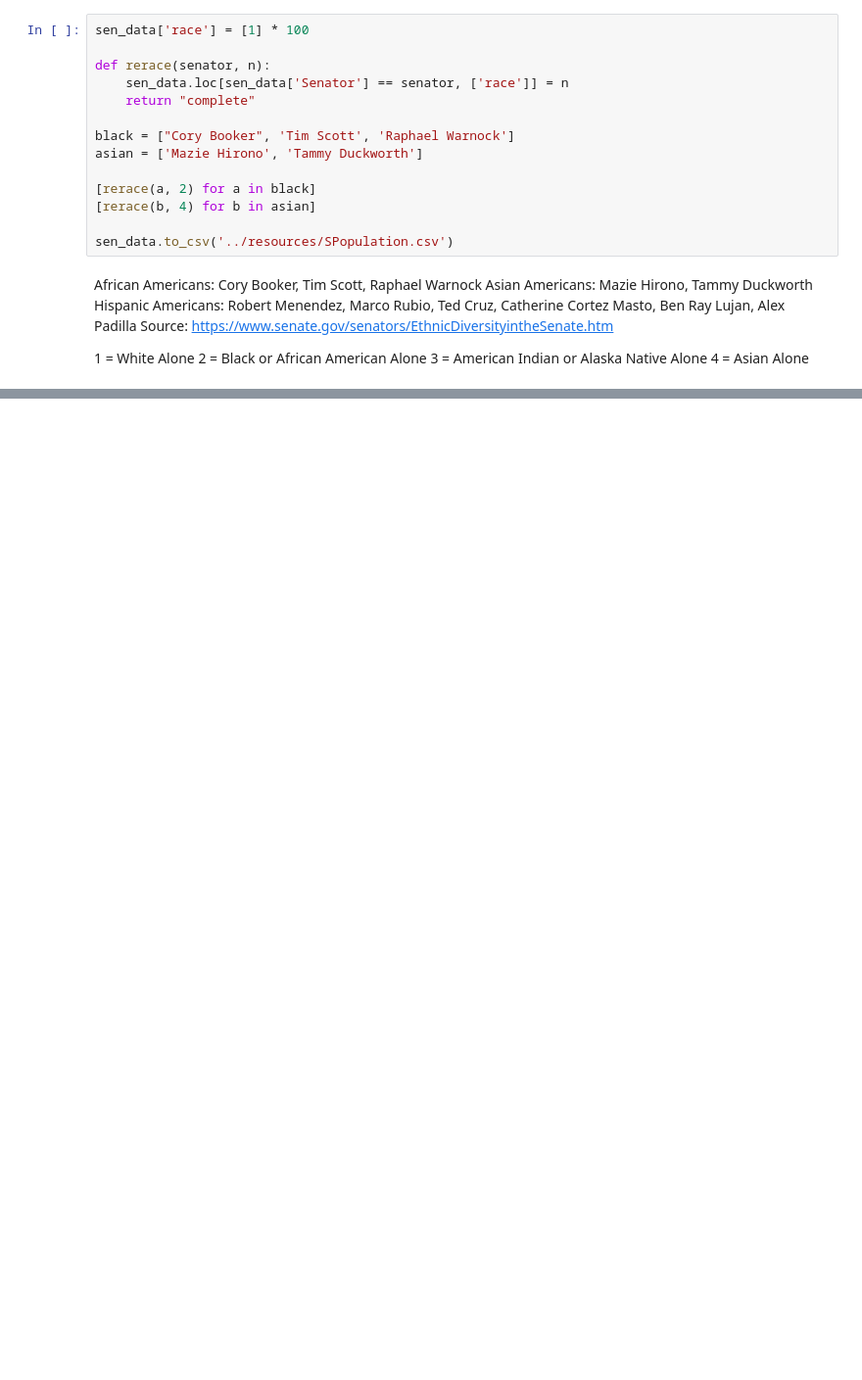
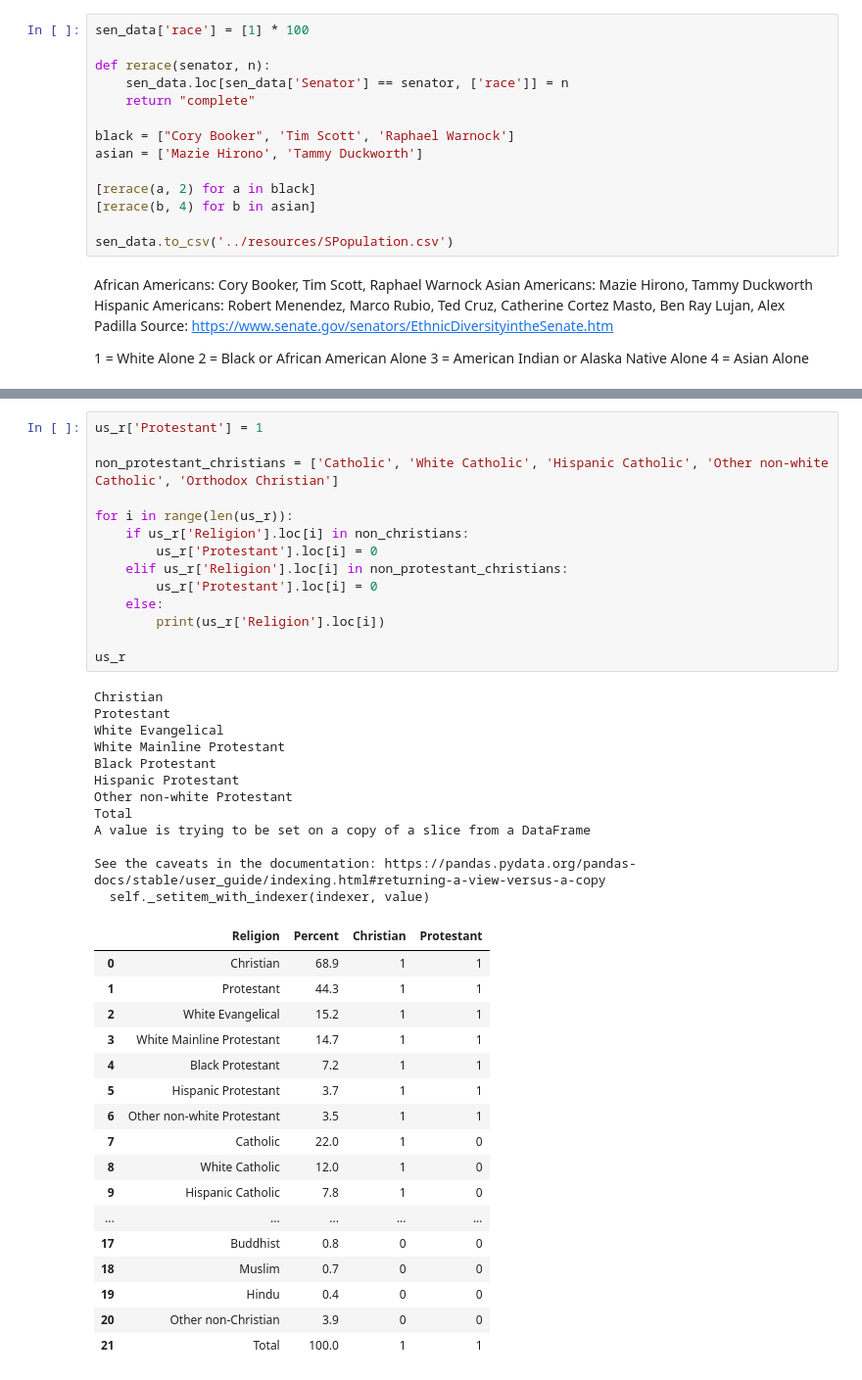
Before and after one commit to isabelle-sanford/senate-analysis, a Jupyter notebook: Resources/CleanPopulationData.ipynb, the cells around one changed output, grey strips where cells are left out. Shown at 98% size. Saved outputs shown, nothing was run; the diff lists cells and outputs as text; blank space fills up the shorter version.

```diff
--- a/Resources/CleanPopulationData.ipynb
+++ b/Resources/CleanPopulationData.ipynb
@@ -220,0 +299,44 @@ Source: https://www.senate.gov/senators/EthnicDiversityintheSenate.htm
+# %%
+us_r['Protestant'] = 1
+
+non_protestant_christians = ['Catholic', 'White Catholic', 'Hispanic Catholic', 'Other non-white Catholic', 'Orthodox Christian']
+
+for i in range(len(us_r)):
+    if us_r['Religion'].loc[i] in non_christians:
+        us_r['Protestant'].loc[i] = 0
+    elif us_r['Religion'].loc[i] in non_protestant_christians:
+        us_r['Protestant'].loc[i] = 0
+    else:
+        print(us_r['Religion'].loc[i])
+
+us_r
+# %% [output]
+Christian
+Protestant
+White Evangelical
+White Mainline Protestant
+Black Protestant
+Hispanic Protestant
+Other non-white Protestant
+Total
+A value is trying to be set on a copy of a slice from a DataFrame
+
+See the caveats in the documentation: https://pandas.pydata.org/pandas-docs/stable/user_guide/indexing.html#returning-a-view-versus-a-copy
+  self._setitem_with_indexer(indexer, value)
+|  | Religion | Percent | Christian | Protestant |
+| 0 | Christian | 68.9 | 1 | 1 |
+| 1 | Protestant | 44.3 | 1 | 1 |
+| 2 | White Evangelical | 15.2 | 1 | 1 |
+| 3 | White Mainline Protestant | 14.7 | 1 | 1 |
+| 4 | Black Protestant | 7.2 | 1 | 1 |
+| 5 | Hispanic Protestant | 3.7 | 1 | 1 |
+| 6 | Other non-white Protestant | 3.5 | 1 | 1 |
+| 7 | Catholic | 22.0 | 1 | 0 |
+| 8 | White Catholic | 12.0 | 1 | 0 |
+| 9 | Hispanic Catholic | 7.8 | 1 | 0 |
+| ... | ... | ... | ... | ... |
+| 17 | Buddhist | 0.8 | 0 | 0 |
+| 18 | Muslim | 0.7 | 0 | 0 |
+| 19 | Hindu | 0.4 | 0 | 0 |
+| 20 | Other non-Christian | 3.9 | 0 | 0 |
+| 21 | Total | 100.0 | 1 | 1 |
```
Also changed, not shown: parts of 8 cells of this notebook, 11 other files.
